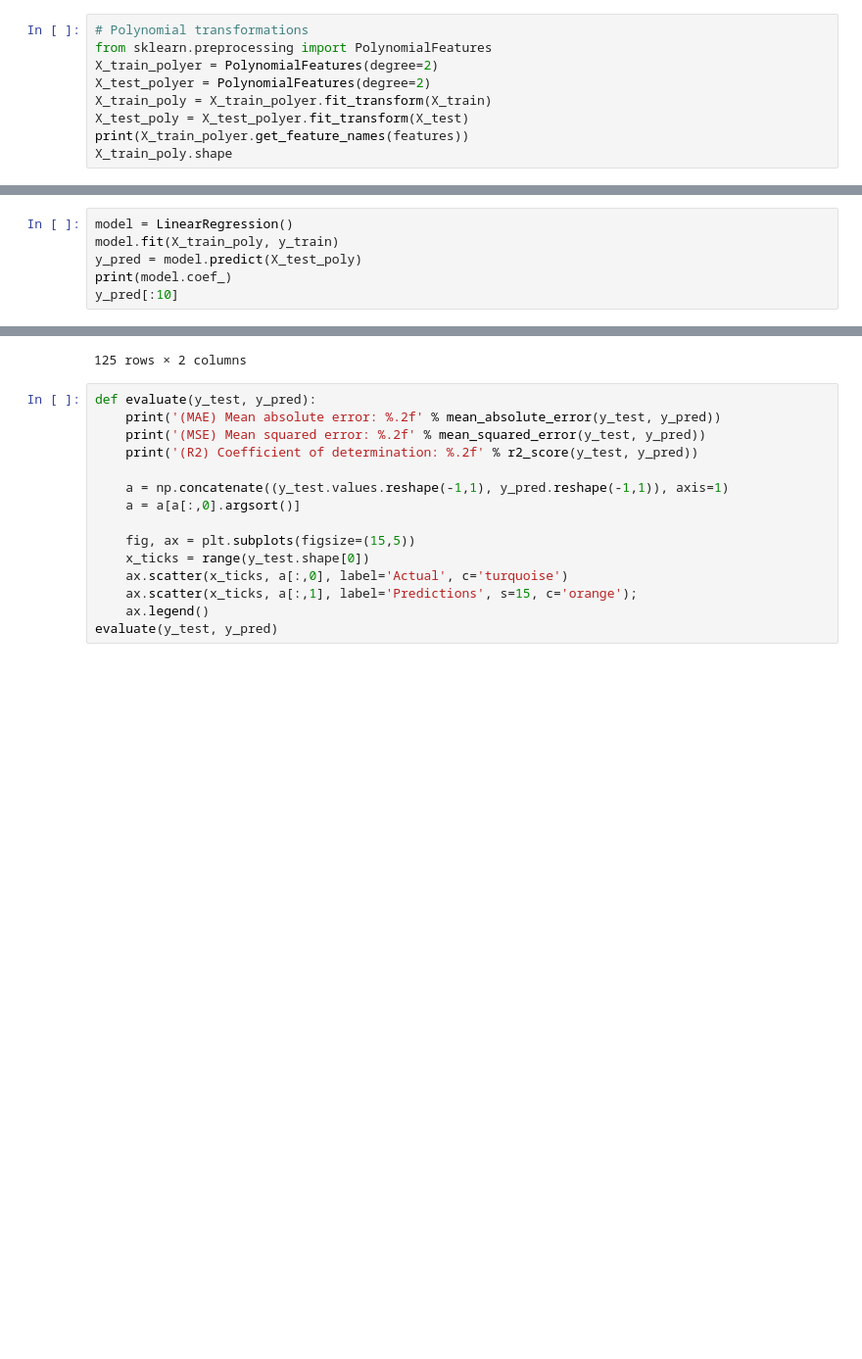
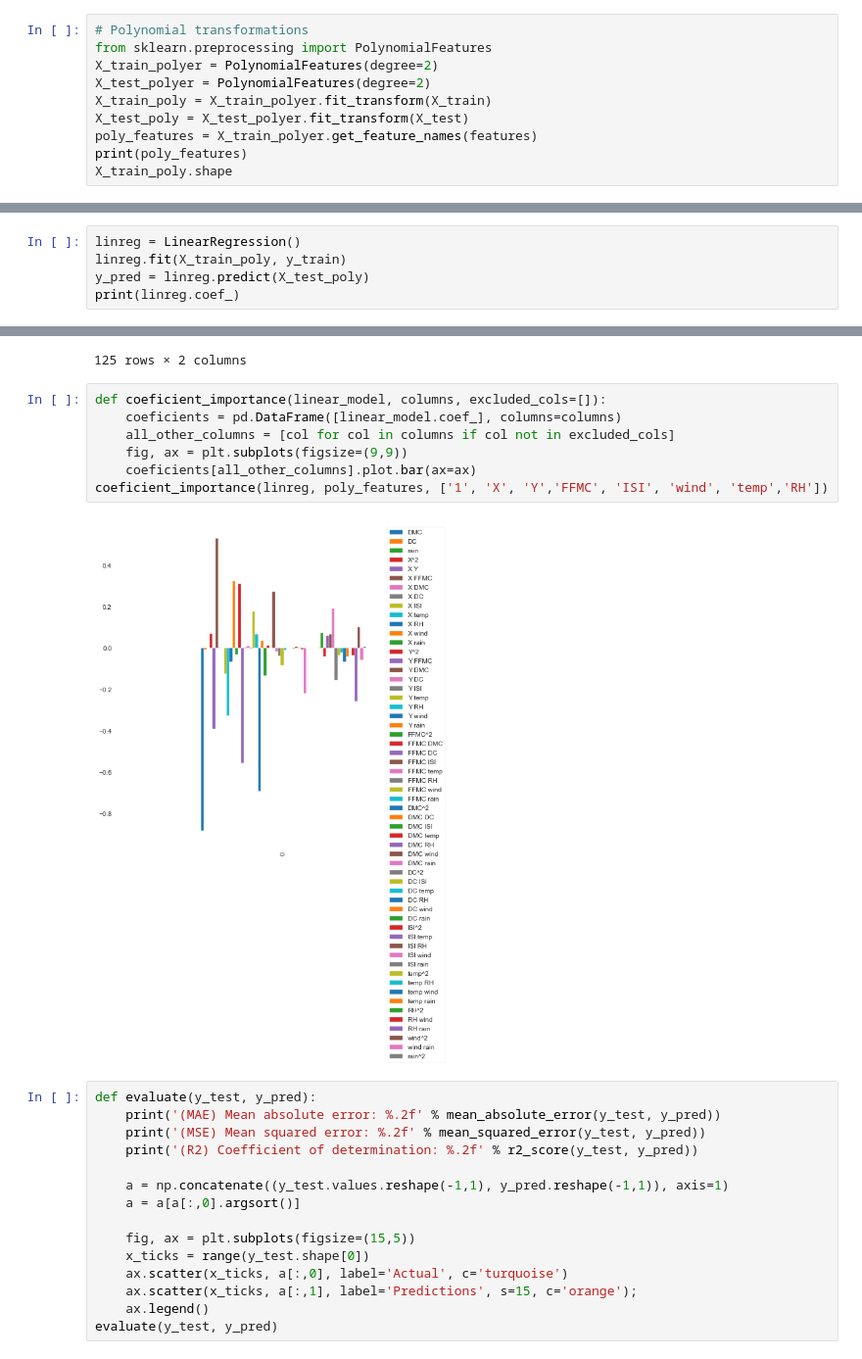
Before and after one commit to leanguardia/msc-project-pipelines, a Jupyter notebook: Wrangling-Fire_Forests.ipynb, the cells around one changed output, grey strips where cells are left out. Shown: that part at 98% size. Cells and saved outputs as stored; diff of their text form; blank space fills up the shorter version.

```diff
--- a/Wrangling - Fire Forests.ipynb
+++ b/Wrangling-Fire_Forests.ipynb
@@ -239,17 +239,17 @@ X_train_polyer = PolynomialFeatures(degree=2)
 X_test_polyer = PolynomialFeatures(degree=2)
 X_train_poly = X_train_polyer.fit_transform(X_train)
 X_test_poly = X_test_polyer.fit_transform(X_test)
-print(X_train_polyer.get_feature_names(features))
+poly_features = X_train_polyer.get_feature_names(features)
+print(poly_features)
 X_train_poly.shape
 # %% [output]
 ['1', 'X', 'Y', 'FFMC', 'DMC', 'DC', 'ISI', 'temp', 'RH', 'wind', 'rain', 'X^2', 'X Y', 'X FFMC', 'X DMC', 'X DC', 'X ISI', 'X temp', 'X RH', 'X wind', 'X rain', 'Y^2', 'Y FFMC', 'Y DMC', 'Y DC', 'Y I ...
 (373, 66)
 # %%
-model = LinearRegression()
-model.fit(X_train_poly, y_train)
-y_pred = model.predict(X_test_poly)
-print(model.coef_)
-y_pred[:10]
+linreg = LinearRegression()
+linreg.fit(X_train_poly, y_train)
+y_pred = linreg.predict(X_test_poly)
+print(linreg.coef_)
 # %% [output]
 [ 3.45818080e+09 -3.64818292e+01  4.05300194e+01  2.34848695e+01
  -8.82982487e-01 -7.40555233e-03 -2.67918034e+01  4.29684212e+00
@@ -286,6 +284,15 @@ pd.DataFrame({'Actuals': y_test, 'Predictions': y_pred})
 | 289 | 0.00 | 1.90 |
 | 369 | 0.00 | 1.61 |
 125 rows × 2 columns
+# %%
+def coeficient_importance(linear_model, columns, excluded_cols=[]):
+    coeficients = pd.DataFrame([linear_model.coef_], columns=columns)
+    all_other_columns = [col for col in columns if col not in excluded_cols]
+    fig, ax = plt.subplots(figsize=(9,9))
+    coeficients[all_other_columns].plot.bar(ax=ax)
+coeficient_importance(linreg, poly_features, ['1', 'X', 'Y','FFMC', 'ISI', 'wind', 'temp','RH'])
+# %% [output]
+[figure, added]
 # %%
 def evaluate(y_test, y_pred):
     print('(MAE) Mean absolute error: %.2f' % mean_absolute_error(y_test, y_pred))
```
Also changed, not shown: parts of 5 cells of this notebook.
